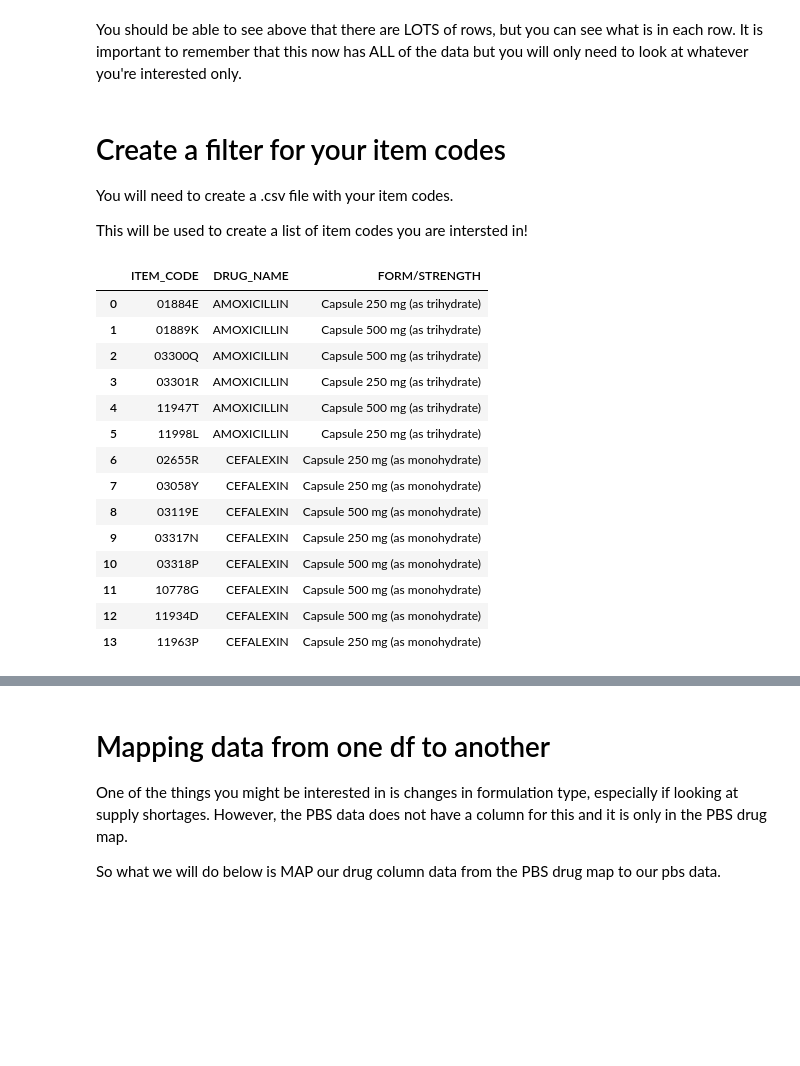
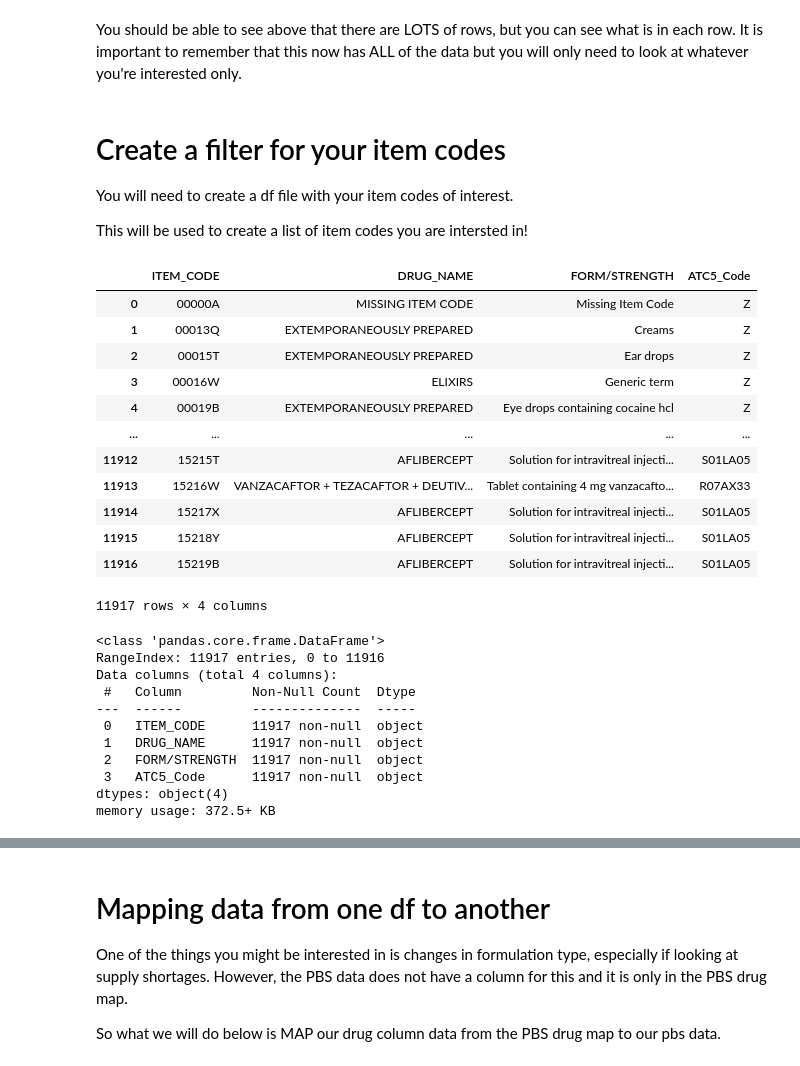
Before and after one commit to p-stehlik/StudentNotebooks, a Jupyter notebook: PBSTimeSeries.ipynb, the cells around one changed output, grey strips where cells are left out. Cells and saved outputs as stored; diff of their text form; code cells hidden in the pictures; blank space fills up the shorter version.

```diff
--- a/PBSTimeSeries.ipynb
+++ b/PBSTimeSeries.ipynb
@@ -136,34 +320,50 @@ It is important to remember that this now has ALL of the data but you will only
 # %% [markdown]
 # Create a filter for your item codes
 
-You will need to create a .csv file with your item codes.
+You will need to create a df file with your item codes of interest.
 
 This will be used to create a list of item codes you are intersted in!
 # %%
-#import your .csv file with all of your item codes.
+#first, lets explore the item code list
 
-#first tell the code where your .csv file is
-file_path = "/content/ItemCodes.csv"
+#load the data - we need to tell the code where the the .csv we downloaded is first
+file_path = "/content/pbs-item-drug-map.csv"
 
 #import the file
 #again you can call the df below whatever you want, but I thought this name might be intuitive here, just give it a sensible name.
-dfItemCodes = pd.read_csv(file_path)
+dfItemCodes = pd.read_csv(file_path, encoding='latin1')
 
 #check it worked
 dfItemCodes
+
+#you can press the "filter button" to see which drug names you want to filter for!
 # %% [output]
-|  | ITEM_CODE | DRUG_NAME | FORM/STRENGTH |
-| 0 | 01884E | AMOXICILLIN | Capsule 250 mg (as trihydrate) |
-| 1 | 01889K | AMOXICILLIN | Capsule 500 mg (as trihydrate) |
-| 2 | 03300Q | AMOXICILLIN | Capsule 500 mg (as trihydrate) |
-| 3 | 03301R | AMOXICILLIN | Capsule 250 mg (as trihydrate) |
-| 4 | 11947T | AMOXICILLIN | Capsule 500 mg (as trihydrate) |
-| 5 | 11998L | AMOXICILLIN | Capsule 250 mg (as trihydrate) |
-| 6 | 02655R | CEFALEXIN | Capsule 250 mg (as monohydrate) |
-| 7 | 03058Y | CEFALEXIN | Capsule 250 mg (as monohydrate) |
-| 8 | 03119E | CEFALEXIN | Capsule 500 mg (as monohydrate) |
-| 9 | 03317N | CEFALEXIN | Capsule 250 mg (as monohydrate) |
-| 10 | 03318P | CEFALEXIN | Capsule 500 mg (as monohydrate) |
-| 11 | 10778G | CEFALEXIN | Capsule 500 mg (as monohydrate) |
-| 12 | 11934D | CEFALEXIN | Capsule 500 mg (as monohydrate) |
-| 13 | 11963P | CEFALEXIN | Capsule 250 mg (as monohydrate) |
+|  | ITEM_CODE | DRUG_NAME | FORM/STRENGTH | ATC5_Code |
+| 0 | 00000A | MISSING ITEM CODE | Missing Item Code | Z |
+| 1 | 00013Q | EXTEMPORANEOUSLY PREPARED | Creams | Z |
+| 2 | 00015T | EXTEMPORANEOUSLY PREPARED | Ear drops | Z |
+| 3 | 00016W | ELIXIRS | Generic term | Z |
+| 4 | 00019B | EXTEMPORANEOUSLY PREPARED | Eye drops containing cocaine hcl | Z |
+| ... | ... | ... | ... | ... |
+| 11912 | 15215T | AFLIBERCEPT | Solution for intravitreal injecti... | S01LA05 |
+| 11913 | 15216W | VANZACAFTOR + TEZACAFTOR + DEUTIV... | Tablet containing 4 mg vanzacafto... | R07AX33 |
+| 11914 | 15217X | AFLIBERCEPT | Solution for intravitreal injecti... | S01LA05 |
+| 11915 | 15218Y | AFLIBERCEPT | Solution for intravitreal injecti... | S01LA05 |
+| 11916 | 15219B | AFLIBERCEPT | Solution for intravitreal injecti... | S01LA05 |
+11917 rows × 4 columns
+# %%
+#Now lets have a look at the structure of the file
+
+dfItemCodes.info()
+# %% [output]
+<class 'pandas.core.frame.DataFrame'>
+RangeIndex: 11917 entries, 0 to 11916
+Data columns (total 4 columns):
+ #   Column         Non-Null Count  Dtype
+---  ------         --------------  -----
+ 0   ITEM_CODE      11917 non-null  object
+ 1   DRUG_NAME      11917 non-null  object
+ 2   FORM/STRENGTH  11917 non-null  object
+ 3   ATC5_Code      11917 non-null  object
+dtypes: object(4)
+memory usage: 372.5+ KB
```
Also changed, not shown: parts of 42 cells of this notebook.
